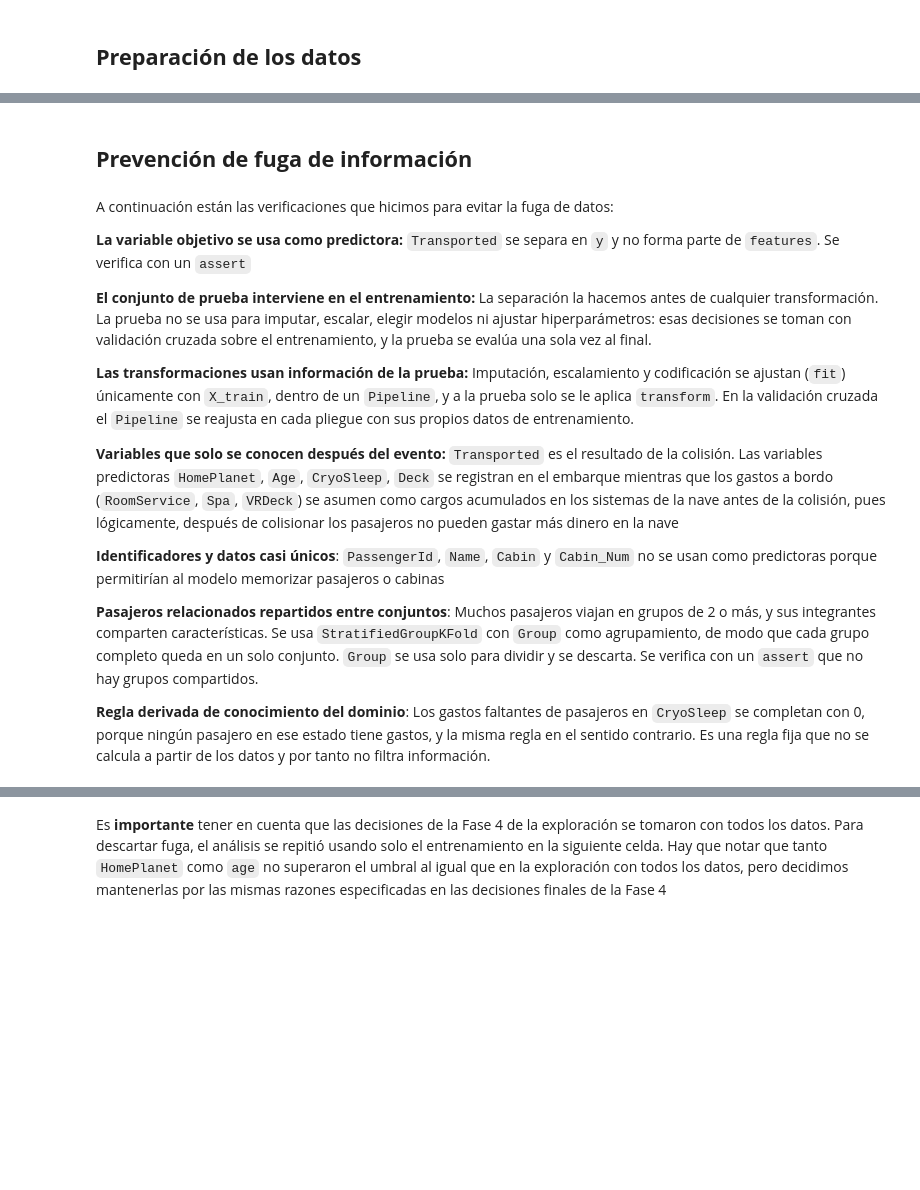
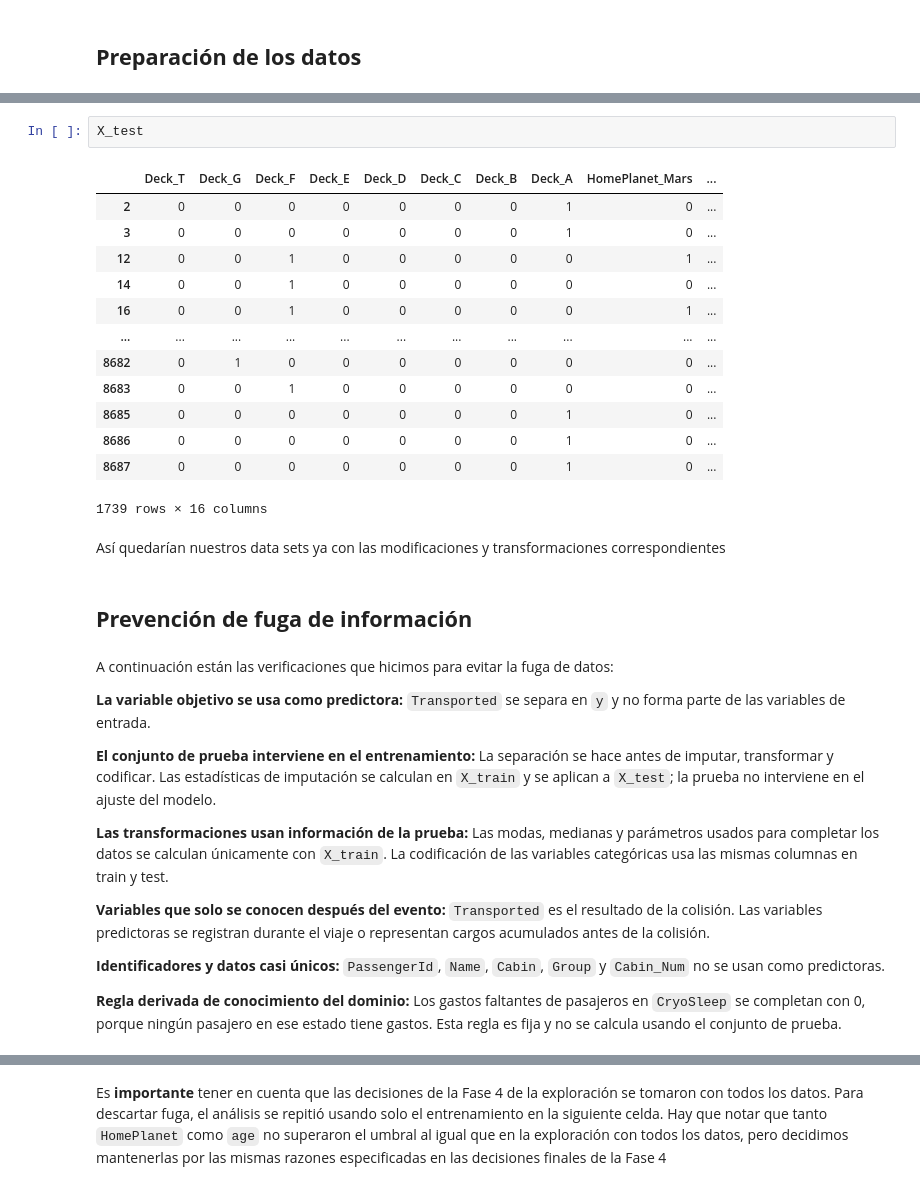
Before and after one commit to Sam-eb/Modelos-1-2026-2, a Jupyter notebook: Proyecto_Modelos_1.ipynb, the cells around one changed output, grey strips where cells are left out. Drawn from its saved outputs; the diff is of its cells as text; blank space fills up the shorter version.

```diff
--- a/Proyecto_Modelos_1.ipynb
+++ b/Proyecto_Modelos_1.ipynb
@@ -569,22 +729,37 @@ cv = StratifiedKFold(n_splits=5, shuffle=True, random_state=SEED)
+# %%
+X_test
+# %% [output]
+|  | Deck_T | Deck_G | Deck_F | Deck_E | Deck_D | Deck_C | Deck_B | Deck_A | HomePlanet_Mars | ... |
+| 2 | 0 | 0 | 0 | 0 | 0 | 0 | 0 | 1 | 0 | ... |
+| 3 | 0 | 0 | 0 | 0 | 0 | 0 | 0 | 1 | 0 | ... |
+| 12 | 0 | 0 | 1 | 0 | 0 | 0 | 0 | 0 | 1 | ... |
+| 14 | 0 | 0 | 1 | 0 | 0 | 0 | 0 | 0 | 0 | ... |
+| 16 | 0 | 0 | 1 | 0 | 0 | 0 | 0 | 0 | 1 | ... |
+| ... | ... | ... | ... | ... | ... | ... | ... | ... | ... | ... |
+| 8682 | 0 | 1 | 0 | 0 | 0 | 0 | 0 | 0 | 0 | ... |
+| 8683 | 0 | 0 | 1 | 0 | 0 | 0 | 0 | 0 | 0 | ... |
+| 8685 | 0 | 0 | 0 | 0 | 0 | 0 | 0 | 1 | 0 | ... |
+| 8686 | 0 | 0 | 0 | 0 | 0 | 0 | 0 | 1 | 0 | ... |
+| 8687 | 0 | 0 | 0 | 0 | 0 | 0 | 0 | 1 | 0 | ... |
+1739 rows × 16 columns
+# %% [markdown]
+Así quedarían nuestros data sets ya con las modificaciones y transformaciones correspondientes
 # %% [markdown]
 ## **Prevención de fuga de información**
 # %% [markdown]
 A continuación están las verificaciones que hicimos para evitar la fuga de datos:
 
+**La variable objetivo se usa como predictora:** `Transported` se separa en `y` y no forma parte de las variables de entrada.
 
-**La variable objetivo se usa como predictora:** `Transported` se separa en `y` y no forma parte de `features`. Se verifica con un `assert`
+**El conjunto de prueba interviene en el entrenamiento:** La separación se hace antes de imputar, transformar y codificar. Las estadísticas de imputación se calculan en `X_train` y se aplican a `X_test`; la prueba no interviene en el ajuste del modelo.
 
-**El conjunto de prueba interviene en el entrenamiento:** La separación la hacemos antes de cualquier transformación. La prueba no se usa para imputar, escalar, elegir modelos ni ajustar hiperparámetros: esas decisiones se toman con validación cruzada sobre el entrenamiento, y la prueba se evalúa una sola vez al final.
+**Las transformaciones usan información de la prueba:** Las modas, medianas y parámetros usados para completar los datos se calculan únicamente con `X_train`. La codificación de las variables categóricas usa las mismas columnas en train y test.
 
-**Las transformaciones usan información de la prueba:** Imputación, escalamiento y codificación se ajustan (`fit`) únicamente con `X_train`, dentro de un `Pipeline`, y a la prueba solo se le aplica `transform`. En la validación cruzada el `Pipeline` se reajusta en cada pliegue con sus propios datos de entrenamiento.
+**Variables que solo se conocen después del evento:** `Transported` es el resultado de la colisión. Las variables predictoras se registran durante el viaje o representan cargos acumulados antes de la colisión.
 
-**Variables que solo se conocen después del evento:** `Transported` es el resultado de la colisión. Las variables predictoras `HomePlanet`, `Age`, `CryoSleep`, `Deck` se registran en el embarque mientras que los gastos a bordo (`RoomService`, `Spa`, `VRDeck`) se asumen como cargos acumulados en los sistemas de la nave antes de la colisión, pues lógicamente, después de colisionar los pasajeros no pueden gastar más dinero en la nave
+**Identificadores y datos casi únicos:** `PassengerId`, `Name`, `Cabin`, `Group` y `Cabin_Num` no se usan como predictoras.
 
-**Identificadores y datos casi únicos**: `PassengerId`, `Name`, `Cabin` y `Cabin_Num` no se usan como predictoras porque permitirían al modelo memorizar pasajeros o cabinas
-
-**Pasajeros relacionados repartidos entre conjuntos**: Muchos pasajeros viajan en grupos de 2 o más, y sus integrantes comparten características. Se usa `StratifiedGroupKFold` con `Group` como agrupamiento, de modo que cada grupo completo queda en un solo conjunto. `Group` se usa solo para dividir y se descarta. Se verifica con un `assert` que no hay grupos compartidos.
-
-**Regla derivada de conocimiento del dominio**: Los gastos faltantes de pasajeros en `CryoSleep` se completan con 0, porque ningún pasajero en ese estado tiene gastos, y la misma regla en el sentido contrario. Es una regla fija que no se calcula a partir de los datos y por tanto no filtra información.
+**Regla derivada de conocimiento del dominio:** Los gastos faltantes de pasajeros en `CryoSleep` se completan con 0, porque ningún pasajero en ese estado tiene gastos. Esta regla es fija y no se calcula usando el conjunto de prueba.
 # %%
 # Verificaciones de fuga de información (deben ejecutarse sin error)
 
```
Also changed, not shown: parts of 19 cells of this notebook.
